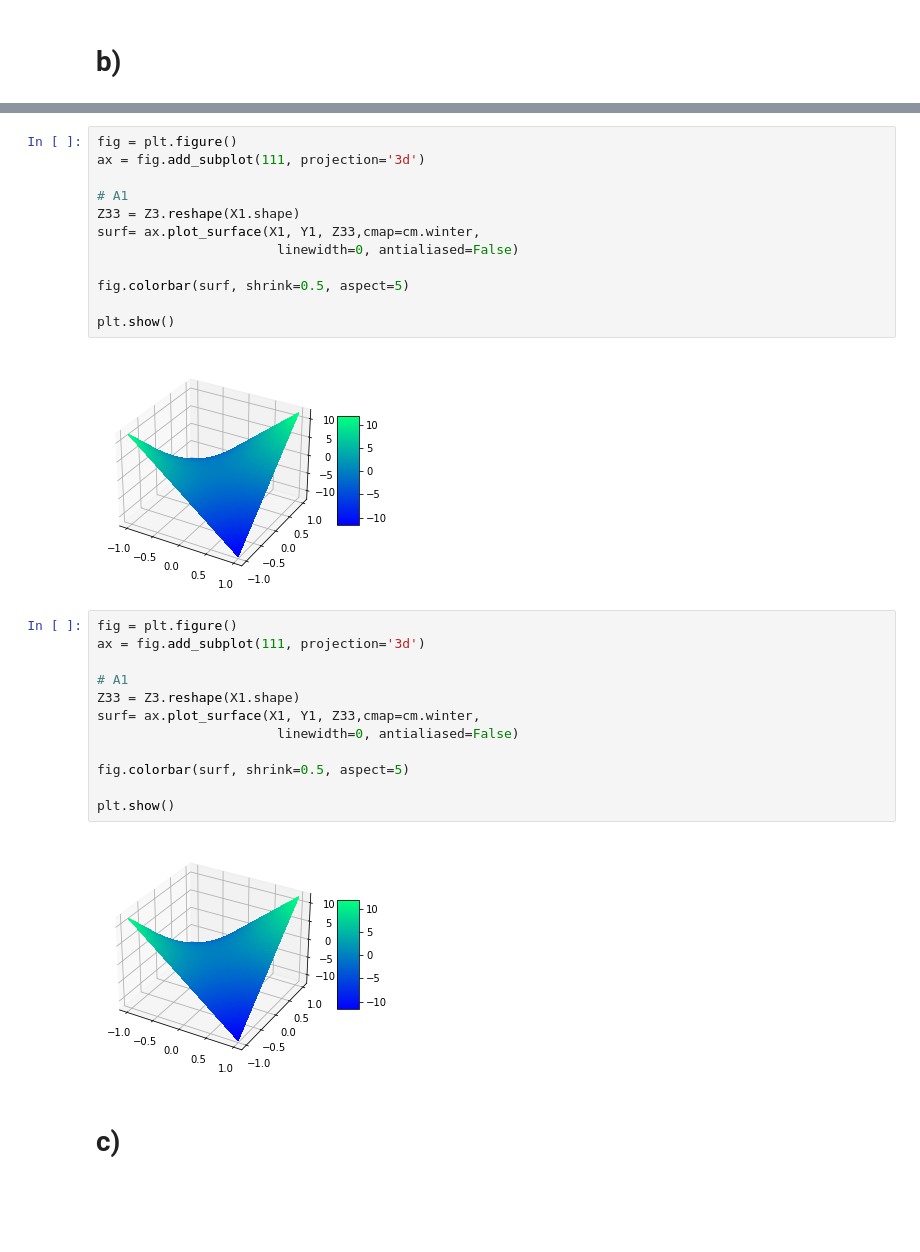
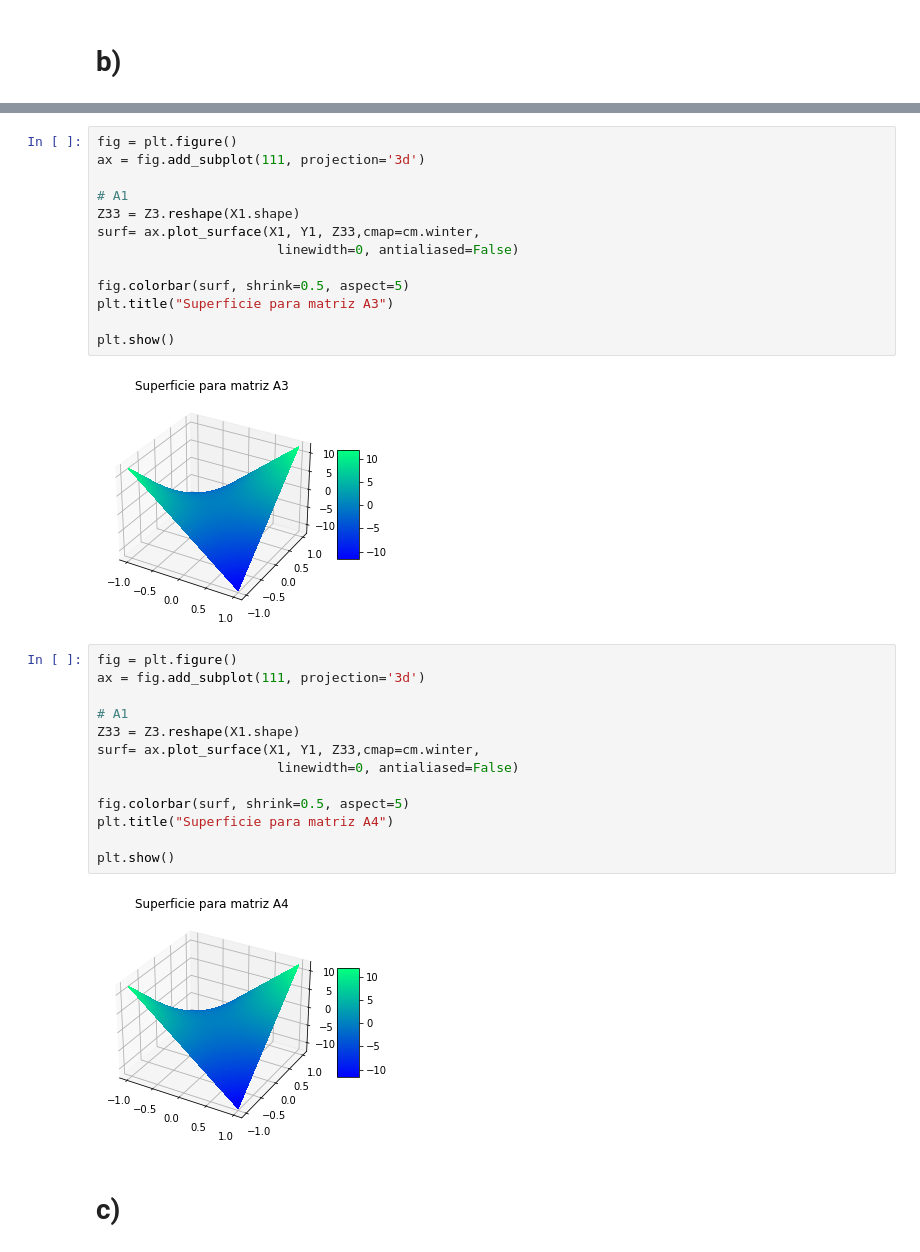
Before and after one commit to lab-optimizacion-202220/lab_formas_cuadraticas, a Jupyter notebook: formas_cuadraticas.ipynb, the cells around one changed output, grey strips where cells are left out. Drawn from its saved outputs; the diff is of its cells as text; blank space fills up the shorter version.

```diff
--- a/formas_cuadraticas.ipynb
+++ b/formas_cuadraticas.ipynb
@@ -96,17 +105,18 @@ plt.show()
 # %%
 fig = plt.figure()
 ax = fig.add_subplot(111, projection='3d')
 
 # A1
 Z33 = Z3.reshape(X1.shape)
 surf= ax.plot_surface(X1, Y1, Z33,cmap=cm.winter,
                        linewidth=0, antialiased=False)
 
 fig.colorbar(surf, shrink=0.5, aspect=5)
+plt.title("Superficie para matriz A3")
 
 plt.show()
 # %% [output]
-[figure, old version]
+[figure, new version]
 # %%
 fig = plt.figure()
 ax = fig.add_subplot(111, projection='3d')
@@ -117,10 +127,11 @@ surf= ax.plot_surface(X1, Y1, Z33,cmap=cm.winter,
                        linewidth=0, antialiased=False)
 
 fig.colorbar(surf, shrink=0.5, aspect=5)
+plt.title("Superficie para matriz A4")
 
 plt.show()
 # %% [output]
-[figure, old version]
+[figure, new version]
 # %% [markdown]
 # c)
 # %%
```
Also changed, not shown: parts of 28 cells of this notebook, 1 other file.
